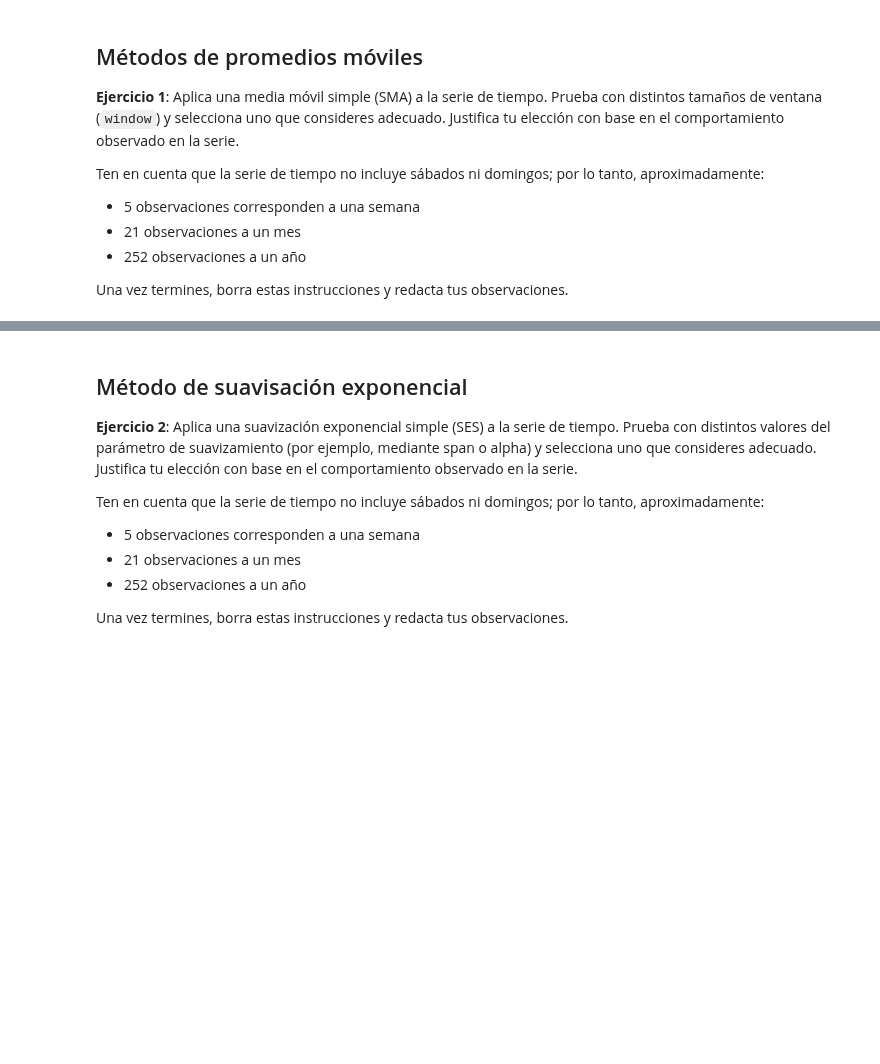
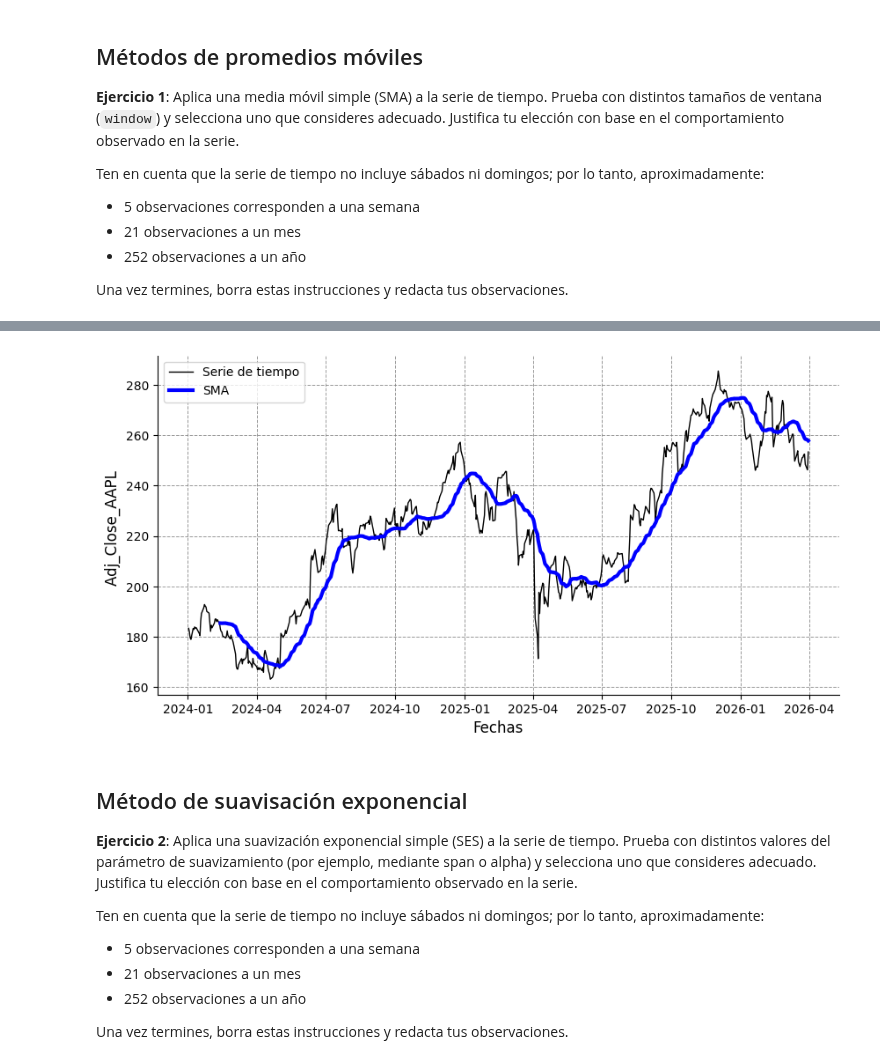
Before and after one commit to juanvazquez17/Estad-sticaInferencial2026A, a Jupyter notebook: Practica01U3.ipynb, the cells around one changed output, grey strips where cells are left out. Saved outputs shown, nothing was run; the diff lists cells and outputs as text; code cells hidden in the pictures; blank space fills up the shorter version.

```diff
--- a/Practica01U3.ipynb
+++ b/Practica01U3.ipynb
@@ -205,4 +205,4 @@ Ten en cuenta que la serie de tiempo no incluye sábados ni domingos; por lo tan
 Una vez termines, borra estas instrucciones y redacta tus observaciones.
 # %%
 # Promedio Móvil Simple
-df['Date'] = df['Date'].rolling(window=30).mean()
+df['Adj_Close_AAPL'] = df['Adj_Close_AAPL'].rolling(window=30).mean()
@@ -210,0 +209,82 @@ DataError: No numeric types to aggregate
+# %%
+# @title
+import matplotlib.pyplot as plt
+
+# --- Configuración general del gráfico ---
+plt.figure(
+    figsize=(10, 5),   # tamaño de la figura (ancho, alto) en pulgadas
+    dpi=100           # resolución del gráfico
+)
+
+# --- Gráfico de línea ---
+plt.plot(
+    x, y,
+    color='black',   # color de la línea
+    linewidth=1.0,        # grosor de la línea
+    linestyle='-',        # estilo de línea
+    marker='o',           # marcador en cada punto
+    markersize=0,         # tamaño del marcador
+    markerfacecolor='white',
+    markeredgecolor='black',
+    label='Serie de tiempo'
+)
+
+# --- Gráfico de línea ---
+plt.plot(
+    x, df["Adj_Close_AAPL"],
+    color='blue',   # color de la línea
+    linewidth=3.0,        # grosor de la línea
+    linestyle='-',        # estilo de línea
+    marker='o',           # marcador en cada punto
+    markersize=0,         # tamaño del marcador
+    markerfacecolor='white',
+    markeredgecolor='black',
+    label='SMA'
+)
+
+# --- Título ---
+plt.title(
+    '',
+    fontsize=14,
+    fontweight='bold'
+)
+
+# --- Etiquetas de los ejes ---
+plt.xlabel(
+    'Fechas',
+    fontsize=12
+)
+
+plt.ylabel(
+    'Adj_Close_AAPL ',
+    fontsize=12
+)
+
+# --- Fuente de los ticks ---
+plt.xticks(fontsize=10)
+plt.yticks(fontsize=10)
+
+# --- Márgenes ---
+plt.margins(x=0.05, y=0.05)  # espacio extra alrededor de los datos
+plt.gca().spines['right'].set_visible(False) # derecha
+plt.gca().spines['top'].set_visible(False)   # superior
+
+# Para eliminar márgenes completamente, usar:
+# plt.margins(0)
+
+# --- Cuadrícula (opcional, pero didáctica) ---
+plt.grid(
+    visible=True,
+    linestyle='--',
+    linewidth=0.7,
+    alpha=0.8,
+    color="gray"
+)
+
+# --- Leyenda ---
+plt.legend(
+    fontsize=10,
+    loc='best',
+    frameon=True
+)
+# %% [output]
@@ -211,3 +292,4 @@ DataError: No numeric types to aggregate
+[figure, added]
 # %% [markdown]
 ## Método de suavisación exponencial
 
```
Also changed, not shown: parts of 3 cells of this notebook.
